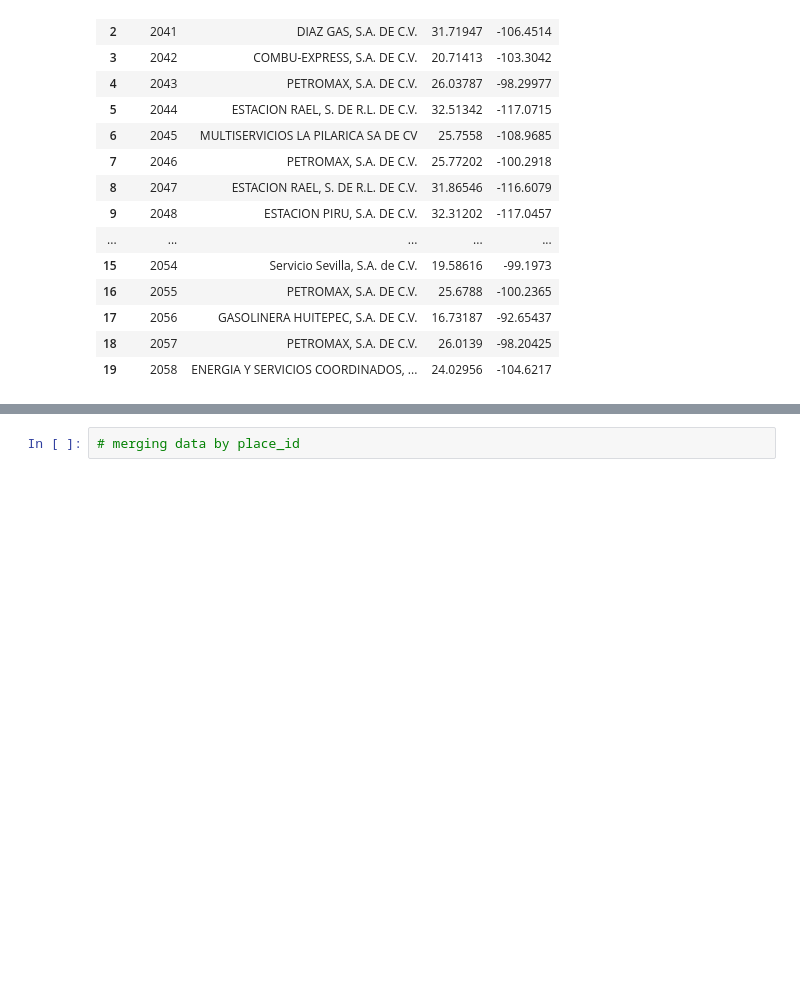
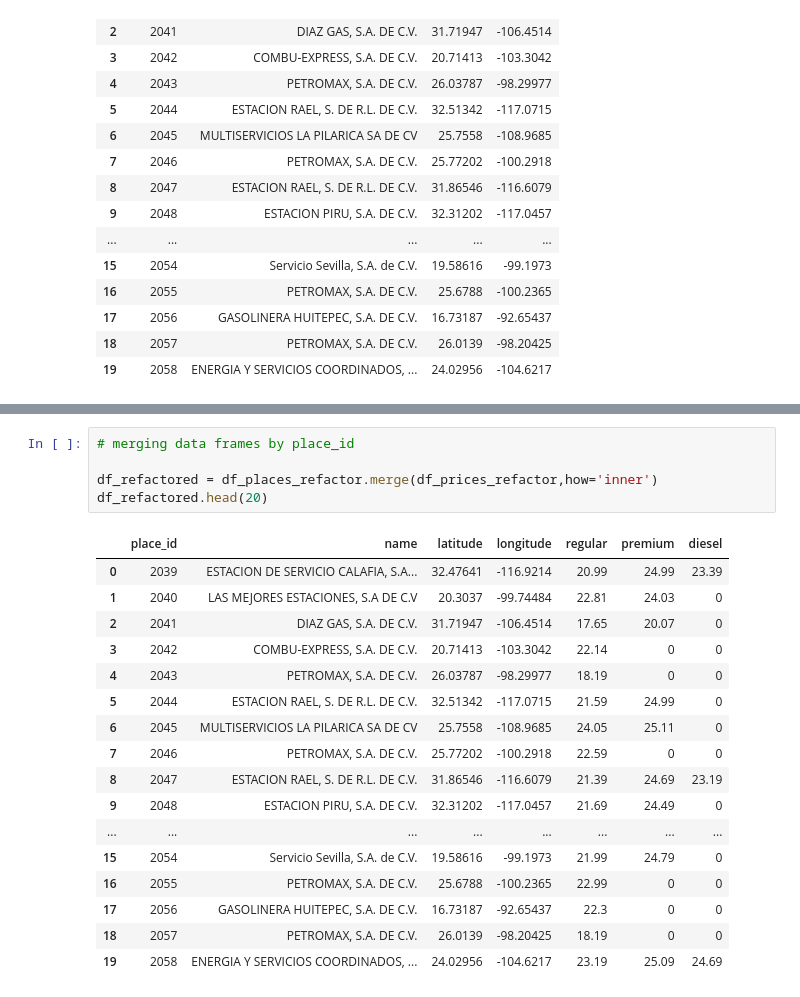
Before and after one commit to Garavirod/data-science, a Jupyter notebook: data-engineering/challenges/aws/gas-station-geolocation/notbooks/script.ipynb, the cells around one changed output, grey strips where cells are left out. Cells and saved outputs as stored; diff of their text form; blank space fills up the shorter version.

```diff
--- a/data-engineering/challenges/aws/gas-station-geolocation/notbooks/script.ipynb
+++ b/data-engineering/challenges/aws/gas-station-geolocation/notbooks/script.ipynb
@@ -147,2 +185,23 @@ df_prices_refactor.head(20)
 # %%
-# merging data by place_id
+# merging data frames by place_id
+
+df_refactored = df_places_refactor.merge(df_prices_refactor,how='inner')
+df_refactored.head(20)
+# %% [output]
+|  | place_id | name | latitude | longitude | regular | premium | diesel |
+| 0 | 2039 | ESTACION DE SERVICIO CALAFIA, S.A... | 32.47641 | -116.9214 | 20.99 | 24.99 | 23.39 |
+| 1 | 2040 | LAS MEJORES ESTACIONES, S.A DE C.V | 20.3037 | -99.74484 | 22.81 | 24.03 | 0 |
+| 2 | 2041 | DIAZ GAS, S.A. DE C.V. | 31.71947 | -106.4514 | 17.65 | 20.07 | 0 |
+| 3 | 2042 | COMBU-EXPRESS, S.A. DE C.V. | 20.71413 | -103.3042 | 22.14 | 0 | 0 |
+| 4 | 2043 | PETROMAX, S.A. DE C.V. | 26.03787 | -98.29977 | 18.19 | 0 | 0 |
+| 5 | 2044 | ESTACION RAEL, S. DE R.L. DE C.V. | 32.51342 | -117.0715 | 21.59 | 24.99 | 0 |
+| 6 | 2045 | MULTISERVICIOS LA PILARICA SA DE CV | 25.7558 | -108.9685 | 24.05 | 25.11 | 0 |
+| 7 | 2046 | PETROMAX, S.A. DE C.V. | 25.77202 | -100.2918 | 22.59 | 0 | 0 |
+| 8 | 2047 | ESTACION RAEL, S. DE R.L. DE C.V. | 31.86546 | -116.6079 | 21.39 | 24.69 | 23.19 |
+| 9 | 2048 | ESTACION PIRU, S.A. DE C.V. | 32.31202 | -117.0457 | 21.69 | 24.49 | 0 |
+| ... | ... | ... | ... | ... | ... | ... | ... |
+| 15 | 2054 | Servicio Sevilla, S.A. de C.V. | 19.58616 | -99.1973 | 21.99 | 24.79 | 0 |
+| 16 | 2055 | PETROMAX, S.A. DE C.V. | 25.6788 | -100.2365 | 22.99 | 0 | 0 |
+| 17 | 2056 | GASOLINERA HUITEPEC, S.A. DE C.V. | 16.73187 | -92.65437 | 22.3 | 0 | 0 |
+| 18 | 2057 | PETROMAX, S.A. DE C.V. | 26.0139 | -98.20425 | 18.19 | 0 | 0 |
+| 19 | 2058 | ENERGIA Y SERVICIOS COORDINADOS, ... | 24.02956 | -104.6217 | 23.19 | 25.09 | 24.69 |
```
Also changed, not shown: parts of 9 cells of this notebook.
